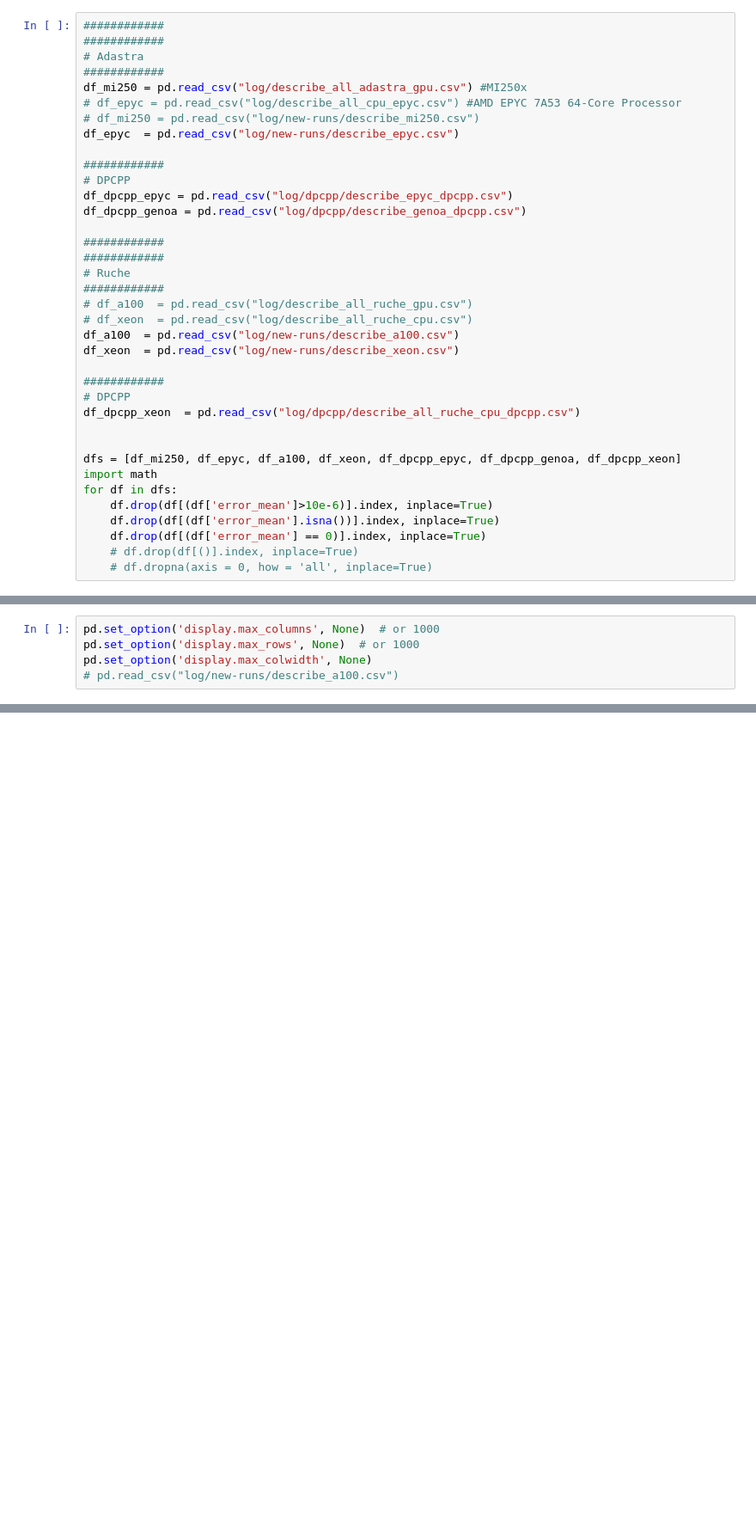
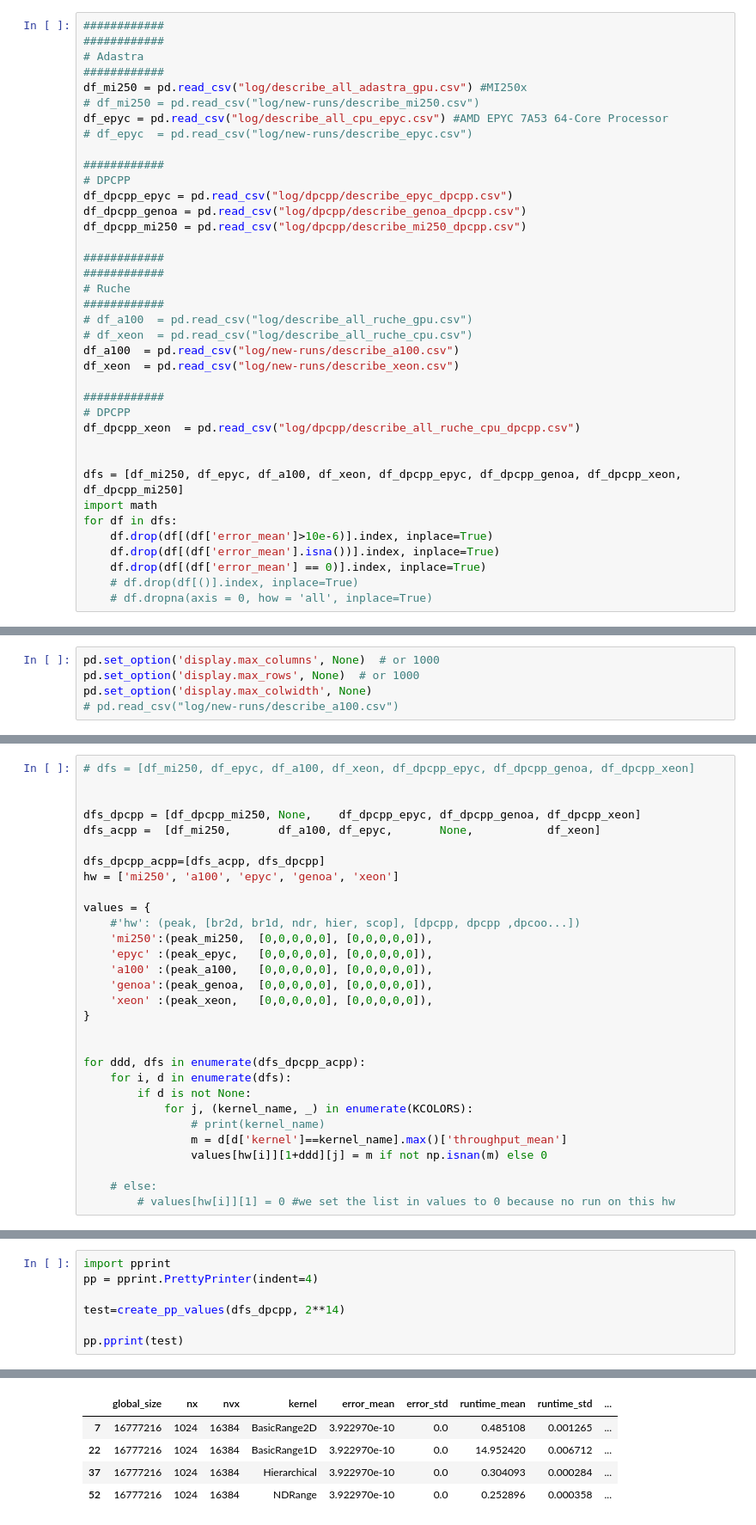
Before and after one commit to Maison-de-la-Simulation/parallel-advection, a Jupyter notebook: benchmark/read_csv_paper.ipynb, the cells around one changed output, grey strips where cells are left out. Shown: that part at 86% size. Saved outputs shown, nothing was run; the diff lists cells and outputs as text; blank space fills up the shorter version.

```diff
--- a/benchmark/read_csv_paper.ipynb
+++ b/benchmark/read_csv_paper.ipynb
@@ -20,14 +20,15 @@ matplotlib.rcParams.update({
 # Adastra
 ############
 df_mi250 = pd.read_csv("log/describe_all_adastra_gpu.csv") #MI250x
-# df_epyc = pd.read_csv("log/describe_all_cpu_epyc.csv") #AMD EPYC 7A53 64-Core Processor
 # df_mi250 = pd.read_csv("log/new-runs/describe_mi250.csv")
-df_epyc  = pd.read_csv("log/new-runs/describe_epyc.csv")
+df_epyc = pd.read_csv("log/describe_all_cpu_epyc.csv") #AMD EPYC 7A53 64-Core Processor
+# df_epyc  = pd.read_csv("log/new-runs/describe_epyc.csv")
 
 ############
 # DPCPP
 df_dpcpp_epyc = pd.read_csv("log/dpcpp/describe_epyc_dpcpp.csv")
 df_dpcpp_genoa = pd.read_csv("log/dpcpp/describe_genoa_dpcpp.csv")
+df_dpcpp_mi250 = pd.read_csv("log/dpcpp/describe_mi250_dpcpp.csv")
 
 ############
 ############
@@ -43,7 +44,7 @@ df_xeon  = pd.read_csv("log/new-runs/describe_xeon.csv")
 df_dpcpp_xeon  = pd.read_csv("log/dpcpp/describe_all_ruche_cpu_dpcpp.csv")
 
 
-dfs = [df_mi250, df_epyc, df_a100, df_xeon, df_dpcpp_epyc, df_dpcpp_genoa, df_dpcpp_xeon]
+dfs = [df_mi250, df_epyc, df_a100, df_xeon, df_dpcpp_epyc, df_dpcpp_genoa, df_dpcpp_xeon, df_dpcpp_mi250]
 import math
 for df in dfs:
     df.drop(df[(df['error_mean']>10e-6)].index, inplace=True)
@@ -254,0 +275,30 @@ plot_all_general_perf(all_values)
+# %%
+# dfs = [df_mi250, df_epyc, df_a100, df_xeon, df_dpcpp_epyc, df_dpcpp_genoa, df_dpcpp_xeon]
+
+
+dfs_dpcpp = [df_dpcpp_mi250, None,    df_dpcpp_epyc, df_dpcpp_genoa, df_dpcpp_xeon]
+dfs_acpp =  [df_mi250,       df_a100, df_epyc,       None,           df_xeon]
+
+dfs_dpcpp_acpp=[dfs_acpp, dfs_dpcpp]
+hw = ['mi250', 'a100', 'epyc', 'genoa', 'xeon']
+
+values = {
+    #'hw': (peak, [br2d, br1d, ndr, hier, scop], [dpcpp, dpcpp ,dpcoo...])
+    'mi250':(peak_mi250,  [0,0,0,0,0], [0,0,0,0,0]),
+    'epyc' :(peak_epyc,   [0,0,0,0,0], [0,0,0,0,0]),
+    'a100' :(peak_a100,   [0,0,0,0,0], [0,0,0,0,0]),
+    'genoa':(peak_genoa,  [0,0,0,0,0], [0,0,0,0,0]),
+    'xeon' :(peak_xeon,   [0,0,0,0,0], [0,0,0,0,0]),
+}
+
+
+for ddd, dfs in enumerate(dfs_dpcpp_acpp):
+    for i, d in enumerate(dfs):
+        if d is not None:
+            for j, (kernel_name, _) in enumerate(KCOLORS):
+                # print(kernel_name)
+                m = d[d['kernel']==kernel_name].max()['throughput_mean']
+                values[hw[i]][1+ddd][j] = m if not np.isnan(m) else 0
+
+    # else:
+        # values[hw[i]][1] = 0 #we set the list in values to 0 because no run on this hw
@@ -254,0 +401,8 @@ plot_all_general_perf(all_values)
+# %%
+import pprint
+pp = pprint.PrettyPrinter(indent=4)
+
+test=create_pp_values(dfs_dpcpp, 2**14)
+
+pp.pprint(test)
+# %% [output]
@@ -254,0 +414,5 @@ plot_all_general_perf(all_values)
+|  | global_size | nx | nvx | kernel | error_mean | error_std | runtime_mean | runtime_std | ... |
+| 7 | 16777216 | 1024 | 16384 | BasicRange2D | 3.922970e-10 | 0.0 | 0.485108 | 0.001265 | ... |
+| 22 | 16777216 | 1024 | 16384 | BasicRange1D | 3.922970e-10 | 0.0 | 14.952420 | 0.006712 | ... |
+| 37 | 16777216 | 1024 | 16384 | Hierarchical | 3.922970e-10 | 0.0 | 0.304093 | 0.000284 | ... |
+| 52 | 16777216 | 1024 | 16384 | NDRange | 3.922970e-10 | 0.0 | 0.252896 | 0.000358 | ... |
```
Also changed, not shown: parts of 14 cells of this notebook.
